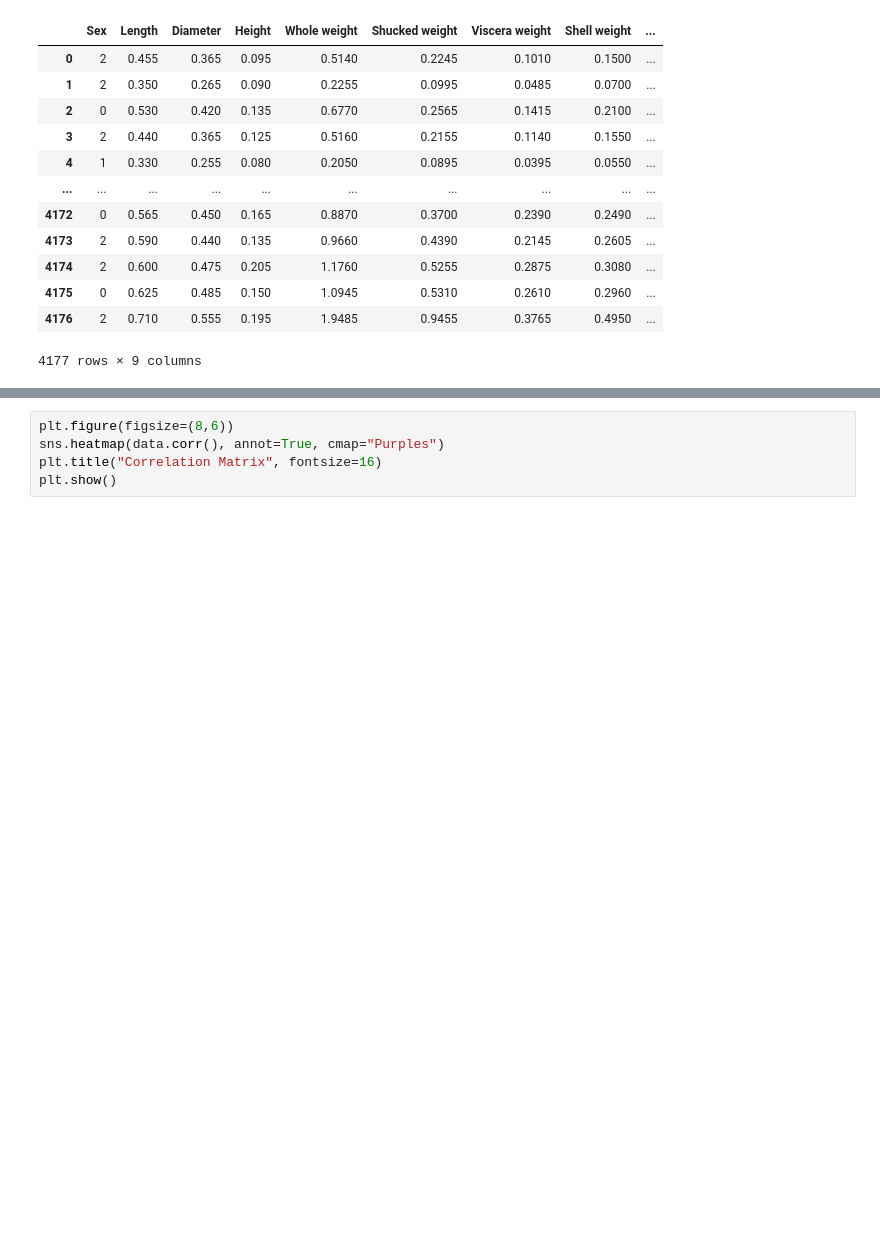
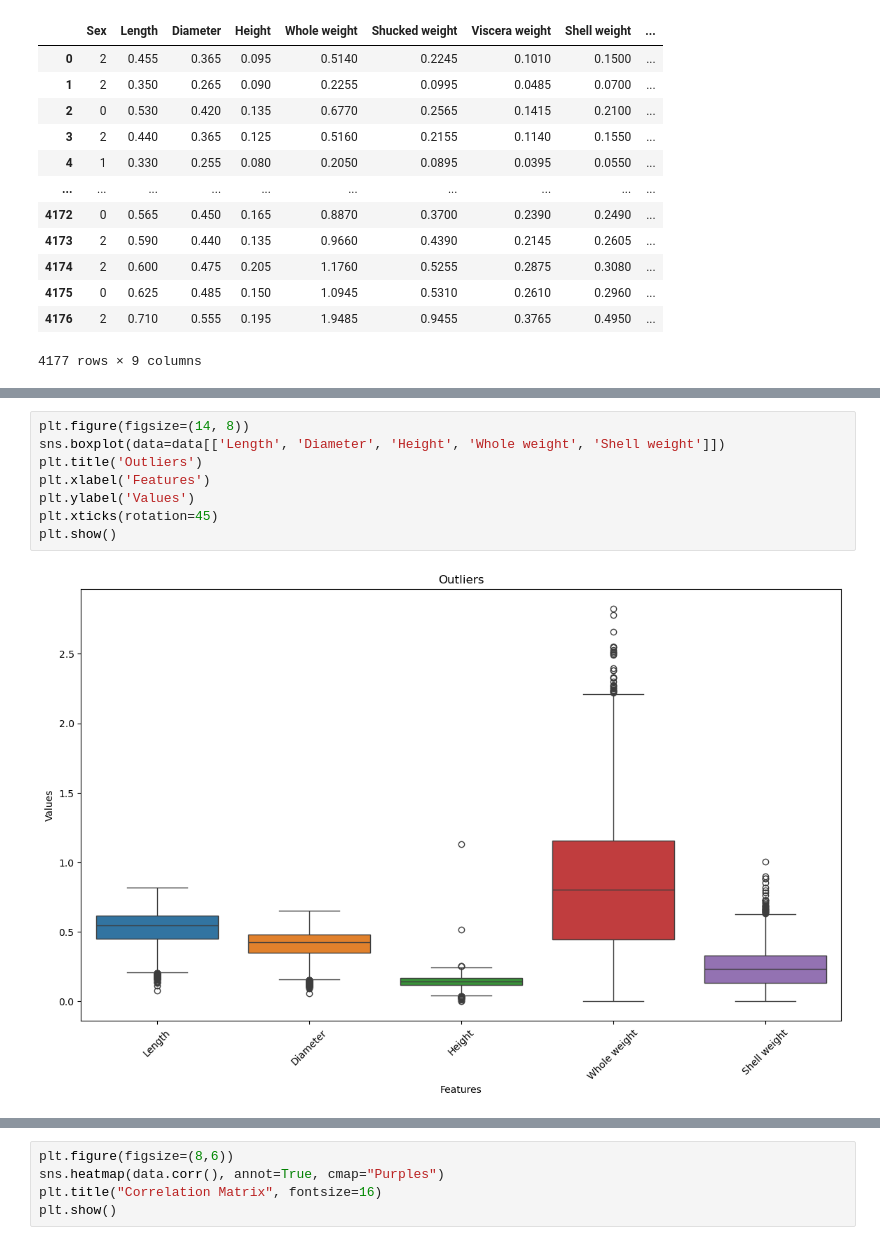
Before and after one commit to mertkaynak08/Abalone, a Jupyter notebook: Abalone.ipynb, the cells around one changed output, grey strips where cells are left out. Cells and saved outputs as stored; diff of their text form; blank space fills up the shorter version.

```diff
--- a/Abalone.ipynb
+++ b/Abalone.ipynb
@@ -103,0 +113,10 @@ data
+# %%
+plt.figure(figsize=(14, 8))
+sns.boxplot(data=data[['Length', 'Diameter', 'Height', 'Whole weight', 'Shell weight']])
+plt.title('Outliers')
+plt.xlabel('Features')
+plt.ylabel('Values')
+plt.xticks(rotation=45)
+plt.show()
+# %% [output]
+[figure, added]
```
Also changed, not shown: parts of 7 cells of this notebook.
